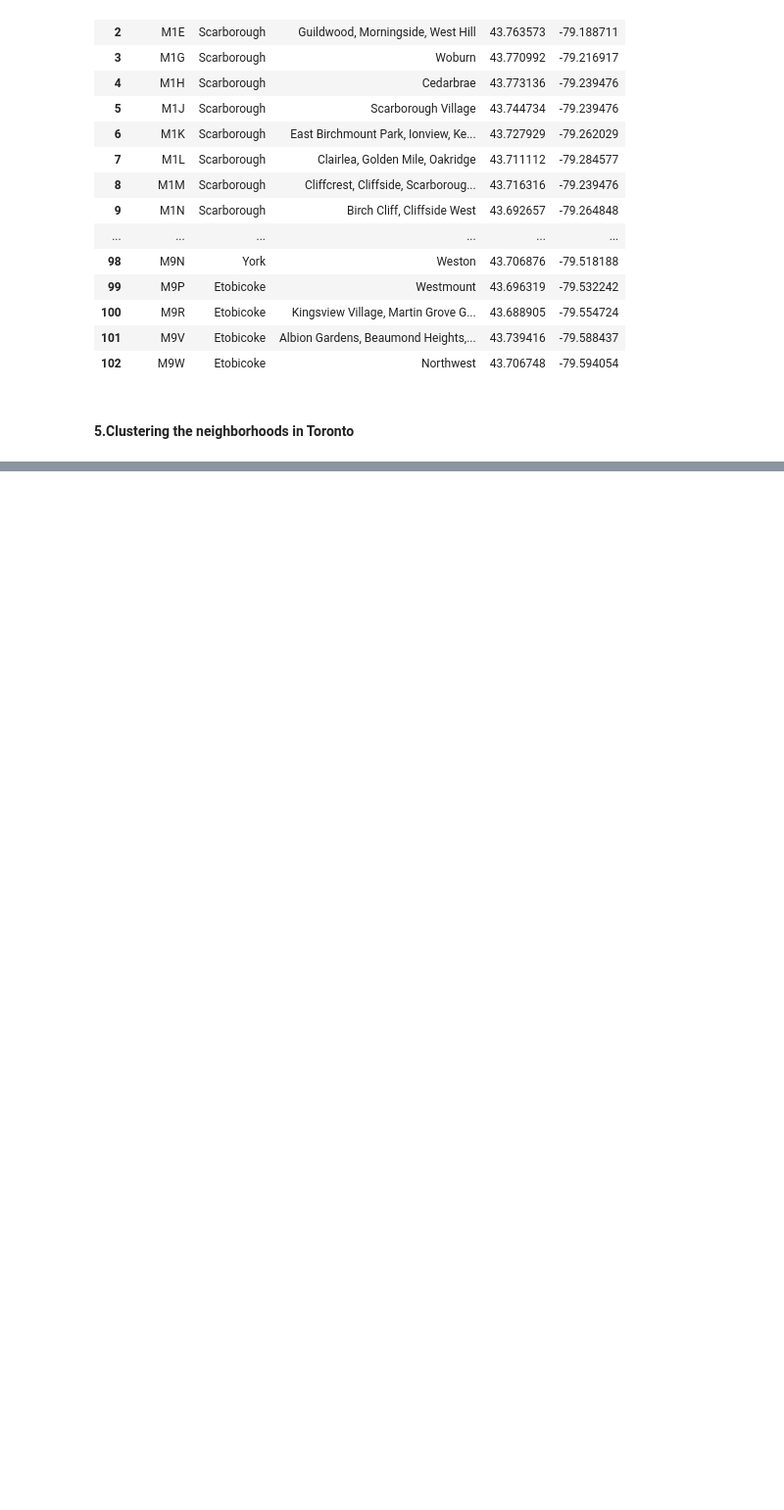
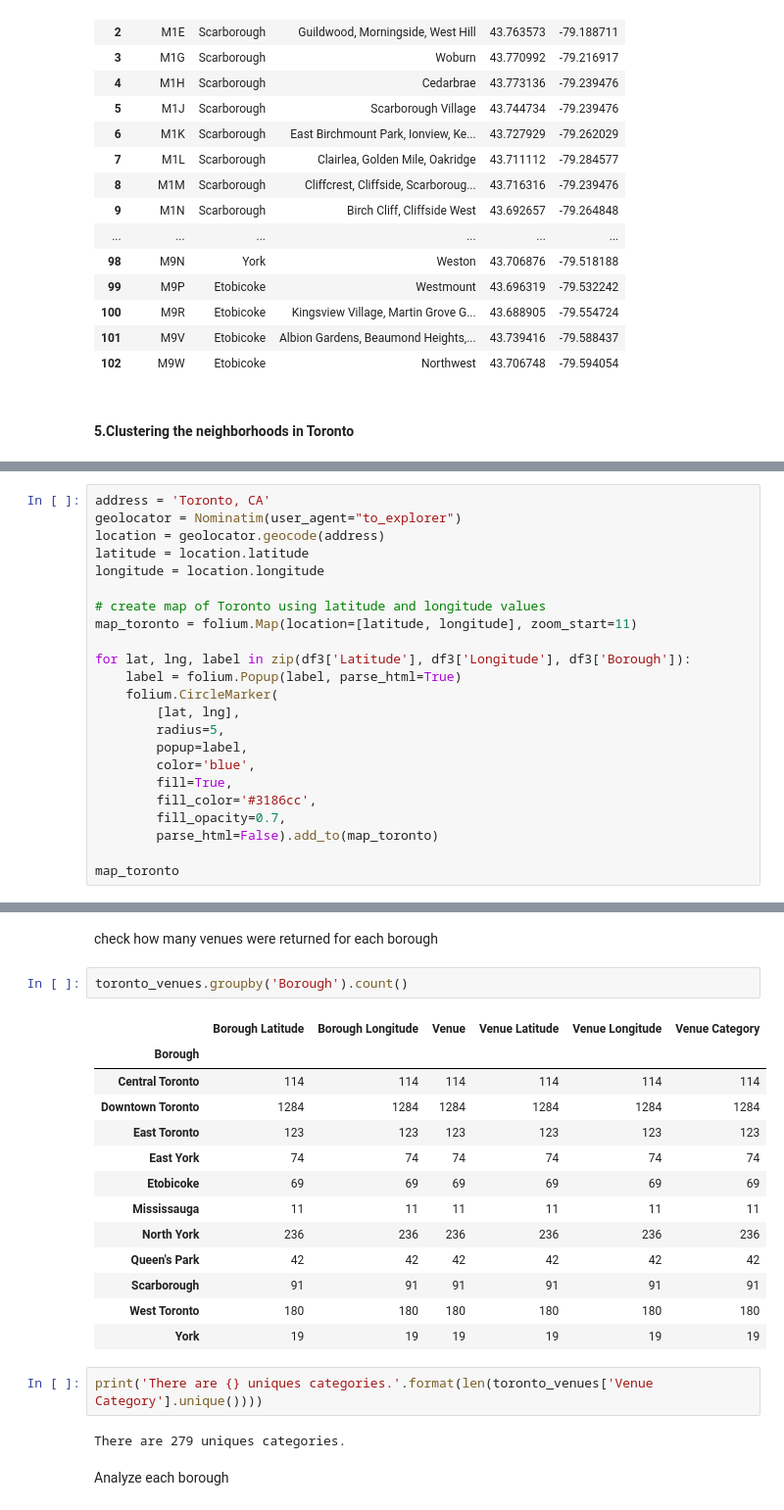
Before and after one commit to yanhanyang/The-Battle-of-Neighborhoods, a Jupyter notebook: The Battle of Neighborhoods week3 final.ipynb, the cells around one changed output, grey strips where cells are left out. Shown: that part at 98% size. Drawn from its saved outputs; the diff is of its cells as text; blank space fills up the shorter version.

```diff
--- a/The Battle of Neighborhoods week3 final.ipynb
+++ b/The Battle of Neighborhoods week3 final.ipynb
@@ -168,0 +142,23 @@ toronto_map
+# %%
+address = 'Toronto, CA'
+geolocator = Nominatim(user_agent="to_explorer")
+location = geolocator.geocode(address)
+latitude = location.latitude
+longitude = location.longitude
+
+# create map of Toronto using latitude and longitude values
+map_toronto = folium.Map(location=[latitude, longitude], zoom_start=11)
+
+for lat, lng, label in zip(df3['Latitude'], df3['Longitude'], df3['Borough']):
+    label = folium.Popup(label, parse_html=True)
+    folium.CircleMarker(
+        [lat, lng],
+        radius=5,
+        popup=label,
+        color='blue',
+        fill=True,
+        fill_color='#3186cc',
+        fill_opacity=0.7,
+        parse_html=False).add_to(map_toronto)
+
+map_toronto
@@ -168,0 +242,24 @@ toronto_map
+# %% [markdown]
+check how many venues were returned for each borough
+# %%
+toronto_venues.groupby('Borough').count()
+# %% [output]
+|  | Borough Latitude | Borough Longitude | Venue | Venue Latitude | Venue Longitude | Venue Category |
+| Borough |  |  |  |  |  |  |
+| Central Toronto | 114 | 114 | 114 | 114 | 114 | 114 |
+| Downtown Toronto | 1284 | 1284 | 1284 | 1284 | 1284 | 1284 |
+| East Toronto | 123 | 123 | 123 | 123 | 123 | 123 |
+| East York | 74 | 74 | 74 | 74 | 74 | 74 |
+| Etobicoke | 69 | 69 | 69 | 69 | 69 | 69 |
+| Mississauga | 11 | 11 | 11 | 11 | 11 | 11 |
+| North York | 236 | 236 | 236 | 236 | 236 | 236 |
+| Queen's Park | 42 | 42 | 42 | 42 | 42 | 42 |
+| Scarborough | 91 | 91 | 91 | 91 | 91 | 91 |
+| West Toronto | 180 | 180 | 180 | 180 | 180 | 180 |
+| York | 19 | 19 | 19 | 19 | 19 | 19 |
+# %%
+print('There are {} uniques categories.'.format(len(toronto_venues['Venue Category'].unique())))
+# %% [output]
+There are 279 uniques categories.
+# %% [markdown]
+Analyze each borough
```
Also changed, not shown: parts of 39 cells of this notebook.
